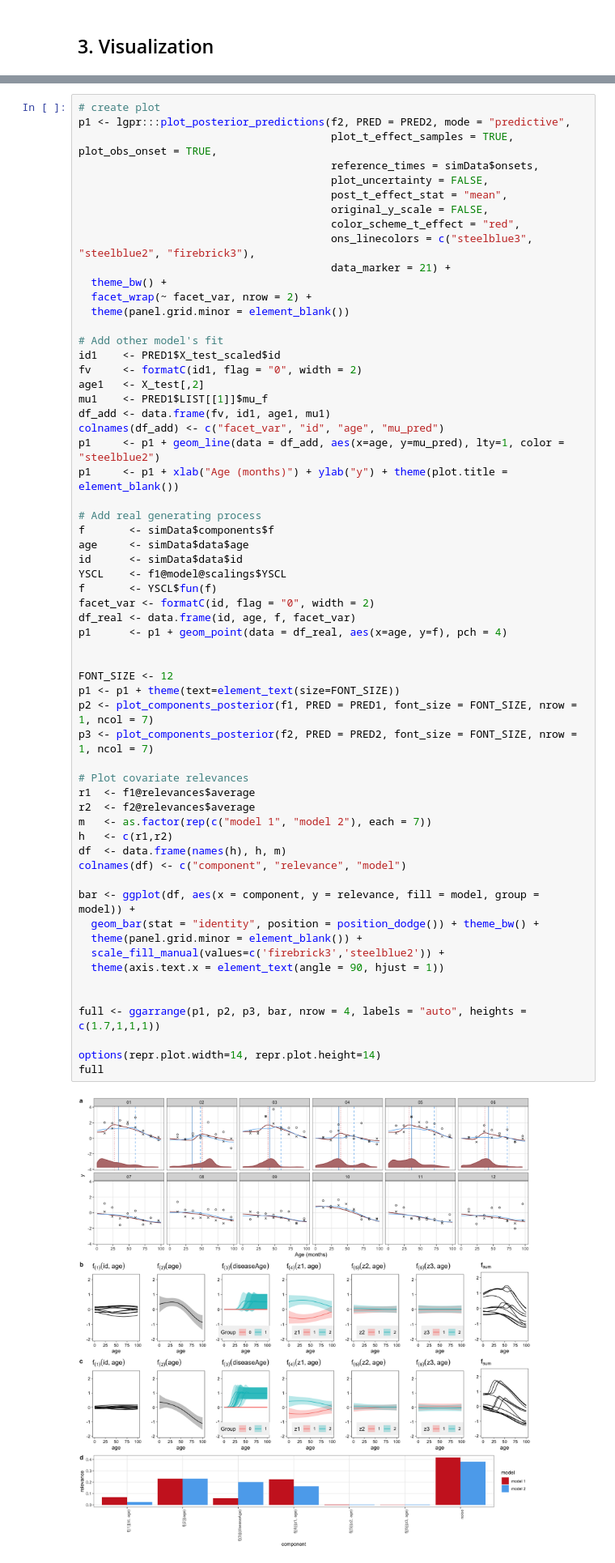
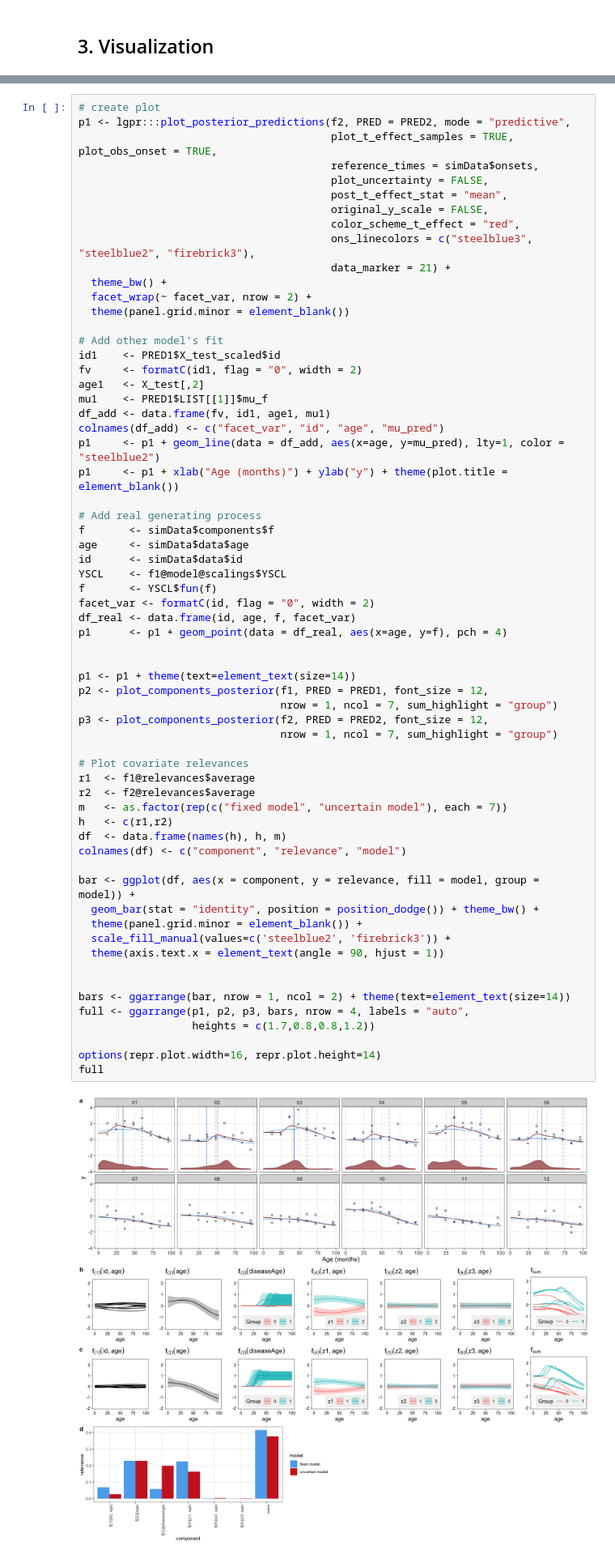
Before and after one commit to jtimonen/lgpr-usage, a Jupyter notebook: notebooks/learning_effect_time.ipynb, the cells around one changed output, grey strips where cells are left out. Shown at 81% size. Saved outputs shown, nothing was run; the diff lists cells and outputs as text.

```diff
--- a/notebooks/learning_effect_time.ipynb
+++ b/notebooks/learning_effect_time.ipynb
@@ -122,39 +125,42 @@ p1     <- p1 + geom_line(data = df_add, aes(x=age, y=mu_pred), lty=1, color = "s
 p1     <- p1 + xlab("Age (months)") + ylab("y") + theme(plot.title = element_blank())
 
 # Add real generating process
 f       <- simData$components$f
 age     <- simData$data$age
 id      <- simData$data$id
 YSCL    <- f1@model@scalings$YSCL
 f       <- YSCL$fun(f)
 facet_var <- formatC(id, flag = "0", width = 2)
 df_real <- data.frame(id, age, f, facet_var)
 p1      <- p1 + geom_point(data = df_real, aes(x=age, y=f), pch = 4)
 
 
-FONT_SIZE <- 12
-p1 <- p1 + theme(text=element_text(size=FONT_SIZE))
-p2 <- plot_components_posterior(f1, PRED = PRED1, font_size = FONT_SIZE, nrow = 1, ncol = 7)
-p3 <- plot_components_posterior(f2, PRED = PRED2, font_size = FONT_SIZE, nrow = 1, ncol = 7)
+p1 <- p1 + theme(text=element_text(size=14))
+p2 <- plot_components_posterior(f1, PRED = PRED1, font_size = 12,
+                                nrow = 1, ncol = 7, sum_highlight = "group")
+p3 <- plot_components_posterior(f2, PRED = PRED2, font_size = 12,
+                                nrow = 1, ncol = 7, sum_highlight = "group")
 
 # Plot covariate relevances
 r1  <- f1@relevances$average
 r2  <- f2@relevances$average
-m   <- as.factor(rep(c("model 1", "model 2"), each = 7))
+m   <- as.factor(rep(c("fixed model", "uncertain model"), each = 7))
 h   <- c(r1,r2)
 df  <- data.frame(names(h), h, m)
 colnames(df) <- c("component", "relevance", "model")
 
 bar <- ggplot(df, aes(x = component, y = relevance, fill = model, group = model)) +
   geom_bar(stat = "identity", position = position_dodge()) + theme_bw() +
   theme(panel.grid.minor = element_blank()) +
-  scale_fill_manual(values=c('firebrick3','steelblue2')) +
+  scale_fill_manual(values=c('steelblue2', 'firebrick3')) +
   theme(axis.text.x = element_text(angle = 90, hjust = 1))
 
 
-full <- ggarrange(p1, p2, p3, bar, nrow = 4, labels = "auto", heights = c(1.7,1,1,1))
+bars <- ggarrange(bar, nrow = 1, ncol = 2) + theme(text=element_text(size=14))
+full <- ggarrange(p1, p2, p3, bars, nrow = 4, labels = "auto",
+                  heights = c(1.7,0.8,0.8,1.2))
 
-options(repr.plot.width=14, repr.plot.height=14)
+options(repr.plot.width=16, repr.plot.height=14)
 full
 # %% [output]
-[figure, old version]
+[figure, new version]
```
Also changed, not shown: parts of 4 cells of this notebook, 3 other files.
